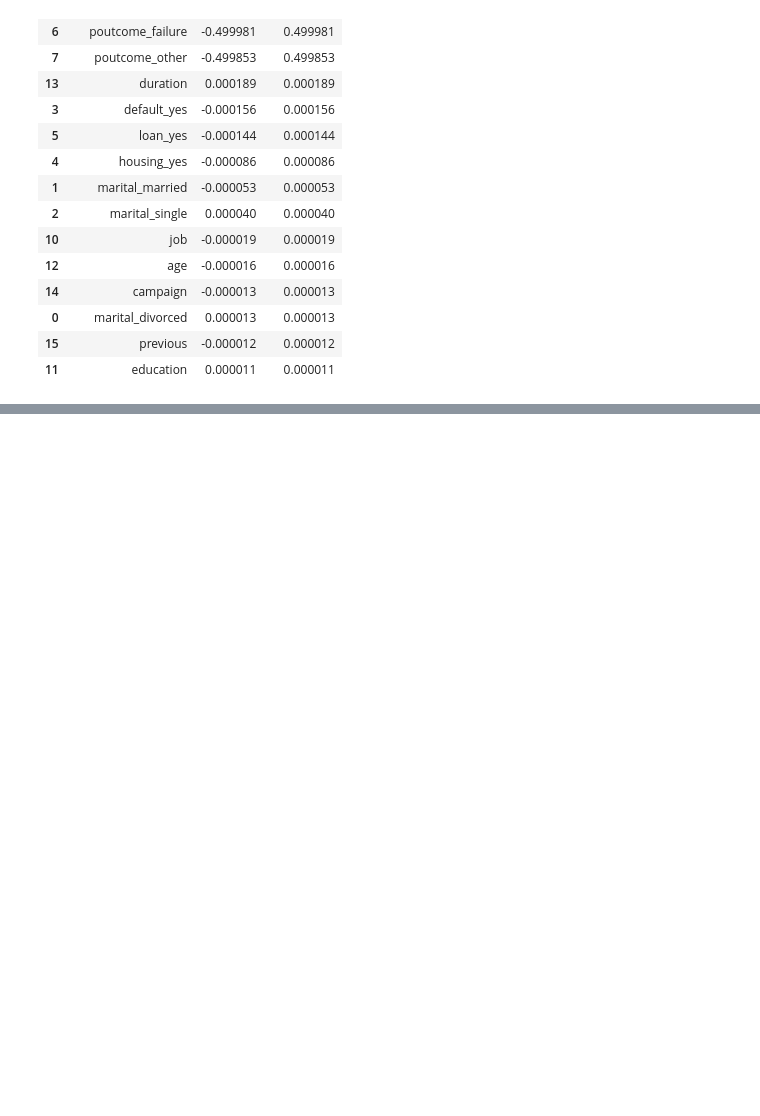
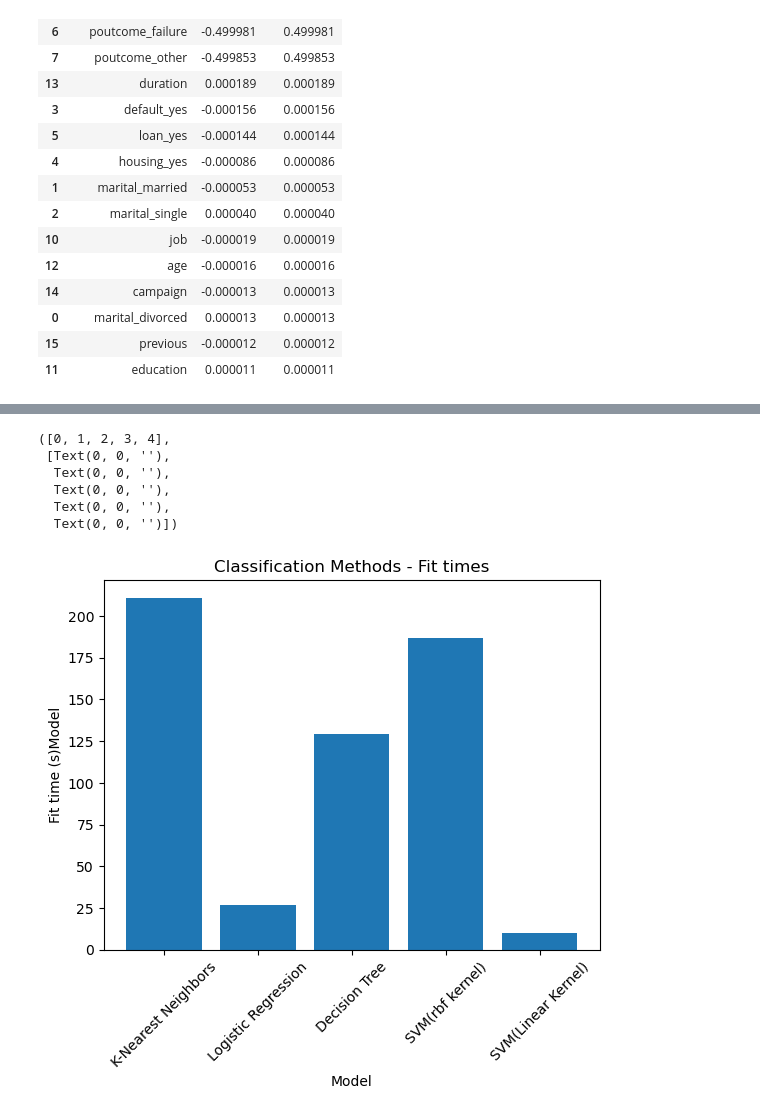
Before and after one commit to ashwin-kambli/ML-ClassifiersComparision-BankMarketing, a Jupyter notebook: ML - Comparing Classifiers - Bank Marketing Data.ipynb, the cells around one changed output, grey strips where cells are left out. Cells and saved outputs as stored; diff of their text form; code cells hidden in the pictures; blank space fills up the shorter version.

```diff
--- a/ML - Comparing Classifiers - Bank Marketing Data.ipynb
+++ b/ML - Comparing Classifiers - Bank Marketing Data.ipynb
@@ -706,0 +756,10 @@ svm_feature_weights.sort_values(by=['abs_weight'], ascending=False)
+# %%
+res_dict = {
+    'model': ['K-Nearest Neighbors', 'Logistic Regression', 'Decision Tree', 'SVM(rbf kernel)', 'SVM(Linear Kernel)'],
+    'Average fit time (s)': [211, 26.6, 129, 187, 10.2],
+    'best score': [0.8941131385230653, 0.8998640576478245, 0.9008752059590786, 0.8946819337850768, 0.8926280532119948],
+    'precision': [0.5739130434782609, 0.6467532467532467, 0.6441102756892231, 0.65,0.6584269662921348],
+    'recall': [0.332703213610586, 0.31379962192816635, 0.3238815374921235, 0.24574669187145556,0.18462507876496534]
+}
+results_df = pd.DataFrame(res_dict)
+results_df
@@ -706,0 +773,14 @@ svm_feature_weights.sort_values(by=['abs_weight'], ascending=False)
+# %%
+plt.bar(results_df['model'], results_df['Average fit time (s)'])
+plt.xlabel('Model')
+plt.ylabel('Fit time (s)Model')
+plt.title("Classification Methods - Fit times")
+plt.xticks(rotation=45)
+# %% [output]
+([0, 1, 2, 3, 4],
+ [Text(0, 0, ''),
+  Text(0, 0, ''),
+  Text(0, 0, ''),
+  Text(0, 0, ''),
+  Text(0, 0, '')])
+[figure, added]
```
Also changed, not shown: parts of 16 cells of this notebook.
